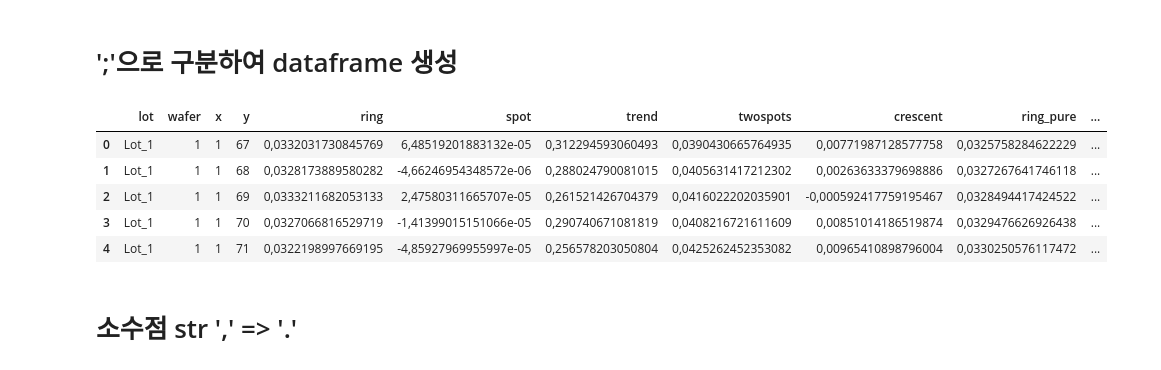
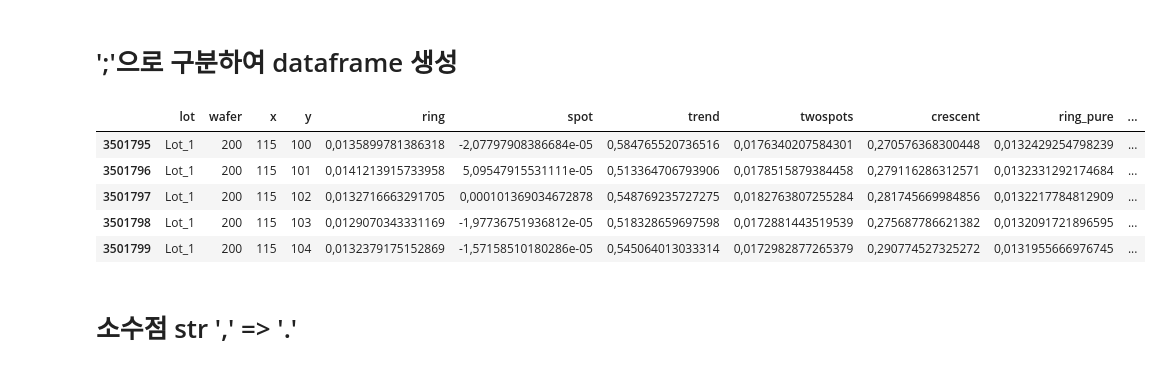
Before and after one commit to codepyo/ai_intensive, a Jupyter notebook: pre_process.ipynb, the cells around one changed output. Drawn from its saved outputs; the diff is of its cells as text; code cells hidden in the pictures.

```diff
--- a/pre_process.ipynb
+++ b/pre_process.ipynb
@@ -9,6 +9,7 @@ import plotly as px
 import sklearn as sk
 import torch, torchvision, torchaudio
 import matplotlib.pyplot as plt
+root = "C:\\Users\\User\\project\\ai_intensive"
 # %% [markdown]
 # 불량 유형별 wafer test data
 # %%
@@ -25,15 +26,15 @@ df.head()
 # %% [markdown]
 # ';'으로 구분하여 dataframe 생성
 # %%
-df=pd.read_csv("./training_1.csv", encoding='cp949', sep=';')
+df=pd.read_csv(root + "/dataset/training_1.csv", encoding='cp949', sep=';')
 # %%
-df.head()
+df.tail()
 # %% [output]
 |  | lot | wafer | x | y | ring | spot | trend | twospots | crescent | ring_pure | ... |
-| 0 | Lot_1 | 1 | 1 | 67 | 0,0332031730845769 | 6,48519201883132e-05 | 0,312294593060493 | 0,0390430665764935 | 0,00771987128577758 | 0,0325758284622229 | ... |
-| 1 | Lot_1 | 1 | 1 | 68 | 0,0328173889580282 | -4,66246954348572e-06 | 0,288024790081015 | 0,0405631417212302 | 0,00263633379698886 | 0,0327267641746118 | ... |
-| 2 | Lot_1 | 1 | 1 | 69 | 0,0333211682053133 | 2,47580311665707e-05 | 0,261521426704379 | 0,0416022202035901 | -0,000592417759195467 | 0,0328494417424522 | ... |
-| 3 | Lot_1 | 1 | 1 | 70 | 0,0327066816529719 | -1,41399015151066e-05 | 0,290740671081819 | 0,0408216721611609 | 0,00851014186519874 | 0,0329476626926438 | ... |
-| 4 | Lot_1 | 1 | 1 | 71 | 0,0322198997669195 | -4,85927969955997e-05 | 0,256578203050804 | 0,0425262452353082 | 0,00965410898796004 | 0,0330250576117472 | ... |
+| 3501795 | Lot_1 | 200 | 115 | 100 | 0,0135899781386318 | -2,07797908386684e-05 | 0,584765520736516 | 0,0176340207584301 | 0,270576368300448 | 0,0132429254798239 | ... |
+| 3501796 | Lot_1 | 200 | 115 | 101 | 0,0141213915733958 | 5,09547915531111e-05 | 0,513364706793906 | 0,0178515879384458 | 0,279116286312571 | 0,0132331292174684 | ... |
+| 3501797 | Lot_1 | 200 | 115 | 102 | 0,0132716663291705 | 0,000101369034672878 | 0,548769235727275 | 0,0182763807255284 | 0,281745669984856 | 0,0132217784812909 | ... |
+| 3501798 | Lot_1 | 200 | 115 | 103 | 0,0129070343331169 | -1,97736751936812e-05 | 0,518328659697598 | 0,0172881443519539 | 0,275687786621382 | 0,0132091721896595 | ... |
+| 3501799 | Lot_1 | 200 | 115 | 104 | 0,0132379175152869 | -1,57158510180286e-05 | 0,545064013033314 | 0,0172982877265379 | 0,290774527325272 | 0,0131955666976745 | ... |
 # %% [markdown]
 # 소수점 str ',' => '.'
```
Also changed, not shown: parts of 24 cells of this notebook.
